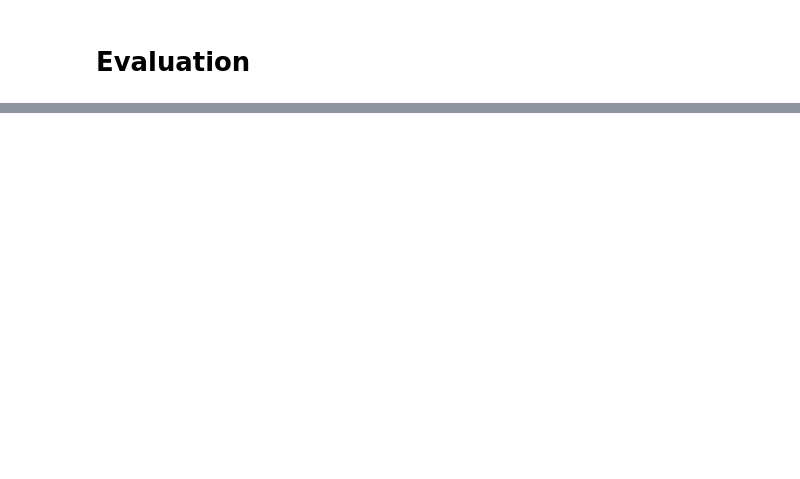
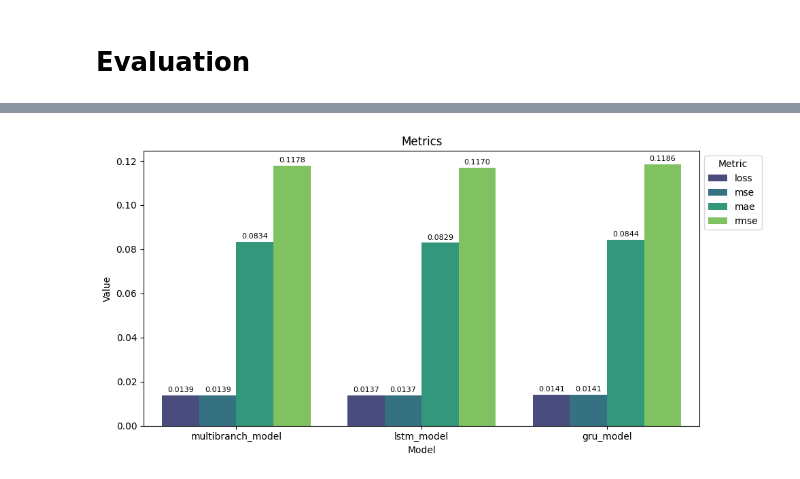
Before and after one commit to tobiasgrandi/Multibranch-TimeSeries-NN, a Jupyter notebook: training.ipynb, the cells around one changed output, grey strips where cells are left out. Saved outputs shown, nothing was run; the diff lists cells and outputs as text; code cells hidden in the pictures; blank space fills up the shorter version.

```diff
--- a/training.ipynb
+++ b/training.ipynb
@@ -232,3 +245,13 @@ plt.show()
 # %% [markdown]
 # Evaluation
+# %%
+def evaluate(model: nn.Module, model_name: str, test_loader: DataLoader) -> dict[str, float]:
+    loss_fn = nn.MSELoss()
+    device = torch.device("cuda" if torch.cuda.is_available() else "cpu")
+    tester = Tester(model=model,
+                    loss_fn=loss_fn,
+                    device=device)
+    metrics = tester.evaluate(dataloader=test_loader)
+    metrics['model_name'] = model_name
+    return metrics
 # %%
@@ -260,0 +299,22 @@ MultiBranchModel(
+# %%
+import matplotlib.pyplot as plt
+import seaborn as sns
+
+
+metrics = ["loss", "mse", "mae", "rmse"]
+df_melt = metrics_df.melt(id_vars="model_name", value_vars=metrics, var_name="metric", value_name="value")
+
+plt.figure(figsize=(10, 5))
+ax = sns.barplot(data=df_melt, x="model_name", y="value", hue="metric", palette="viridis")
+for container in ax.containers:
+    ax.bar_label(container, fmt="%.4f", label_type="edge", fontsize=8, padding=2)
+
+plt.title("Metrics")
+plt.ylabel("Value")
+plt.xlabel("Model")
+plt.legend(title="Metric", bbox_to_anchor=(1, 1))
+plt.tight_layout()
+plt.savefig('results/metrics.png')
+plt.show()
+# %% [output]
+[figure, added]
```
Also changed, not shown: parts of 11 cells of this notebook, 6 other files.
